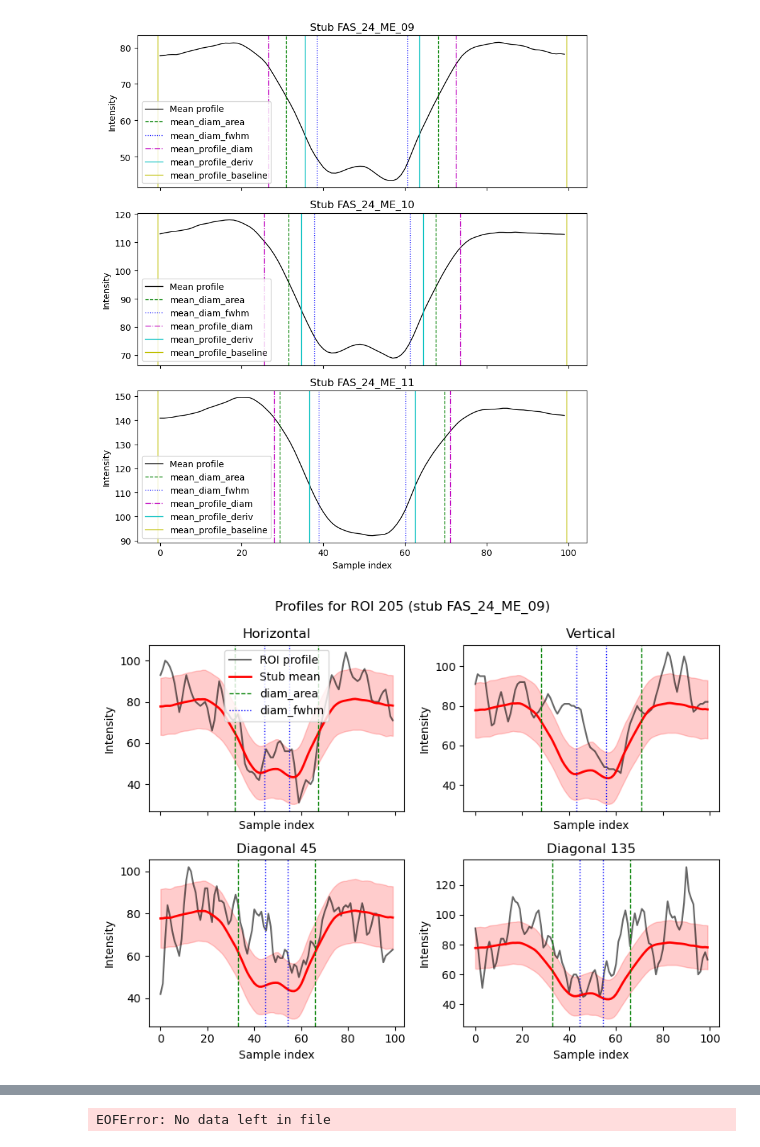
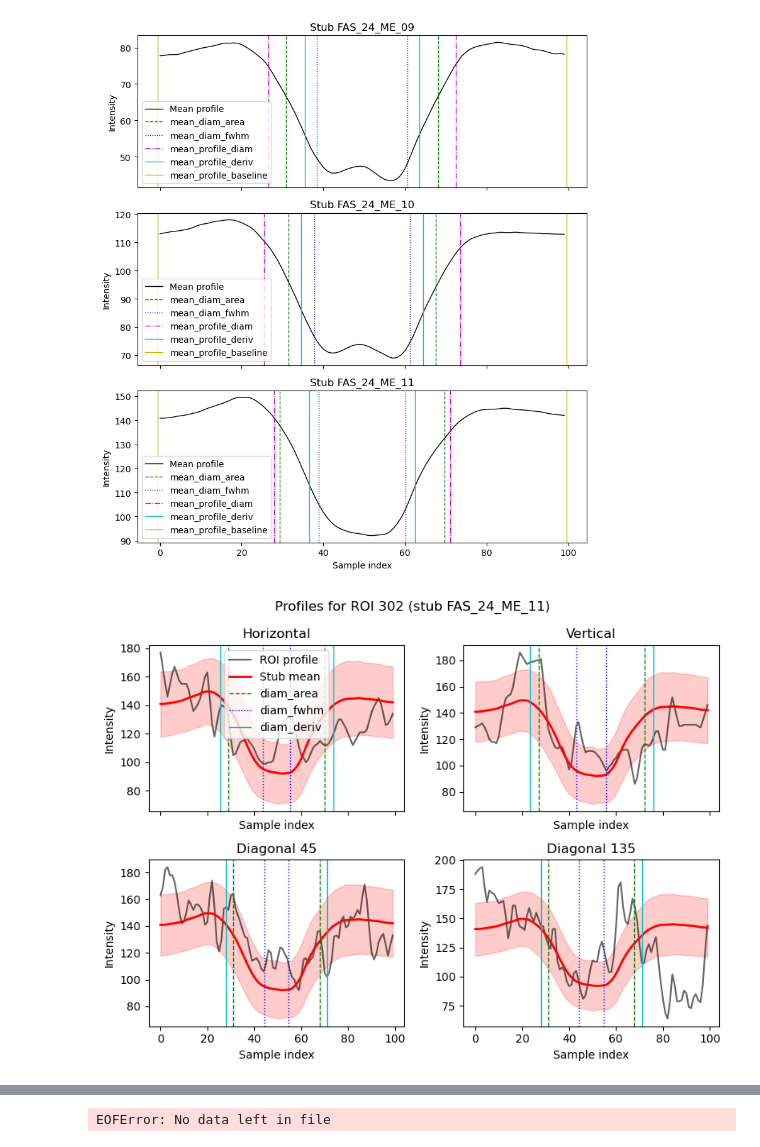
Before and after one commit to jaimemcc/fenestrations, a Jupyter notebook: notebooks/find_neighbours.ipynb, the cells around one changed output, grey strips where cells are left out. Drawn from its saved outputs; the diff is of its cells as text; code cells hidden in the pictures.

```diff
--- a/notebooks/find_neighbours.ipynb
+++ b/notebooks/find_neighbours.ipynb
@@ -126,13 +139,13 @@ plt.show()
 [figure]
 # %%
 # Visualize profiles for a selected ROI (with global mean for the stub)
-profile_stub = stubs[0]
+profile_stub = stubs[2]
 
 rois_stub = all_rois_df[all_rois_df["stub"] == profile_stub].copy()
 if rois_stub.empty:
     raise ValueError(f"No ROIs found for stub {profile_stub}")
 
-roi_id = int(rois_stub["roi_id"].iloc[204])  # change this to any ROI id
+roi_id = int(rois_stub["roi_id"].iloc[301])  # change this to any ROI id
 roi_row = rois_stub[rois_stub["roi_id"] == roi_id].iloc[0]
 
 payload, masks = load_segmentation(DATAFOLDER, profile_stub)
@@ -213,34 +226,34 @@ for ax, (name, profile) in zip(axes, profiles.items()):
         half = (diam_area_px / 2) / step
         ax.axvline(center - half, color="g", linestyle="--", linewidth=1, label="diam_area")
         ax.axvline(center + half, color="g", linestyle="--", linewidth=1)
 
     if np.isfinite(diam_fwhm_px):
         half = (diam_fwhm_px / 2) / step
         ax.axvline(center - half, color="b", linestyle=":", linewidth=1, label="diam_fwhm")
         ax.axvline(center + half, color="b", linestyle=":", linewidth=1)
 
     if np.isfinite(diam_deriv_px):
         half = (diam_deriv_px / 2) / step
         ax.axvline(center - half, color="c", linestyle="-", linewidth=1, label="diam_deriv")
         ax.axvline(center + half, color="c", linestyle="-", linewidth=1)
 
     if np.isfinite(diam_baseline_px):
         half = (diam_baseline_px / 2) / step
         ax.axvline(center - half, color="y", linestyle="-", linewidth=1, label="diam_baseline")
         ax.axvline(center + half, color="y", linestyle="-", linewidth=1)
 
     ax.set_title(name)
 
 fig.suptitle(f"Profiles for ROI {roi_id} (stub {profile_stub})", y=0.98)
 for ax in axes:
     ax.set_xlabel("Sample index")
     ax.set_ylabel("Intensity")
 
 axes[0].legend(loc="best")
 plt.tight_layout()
 plt.show()
 # %% [output]
-[figure, old version]
+[figure, new version]
 # %%
 # Visualize one ROI and its nearest neighbors over the original image
 viz_stub = stubs[2]  # change this to any stub
```
Also changed, not shown: parts of 4 cells of this notebook, 1 other file.
